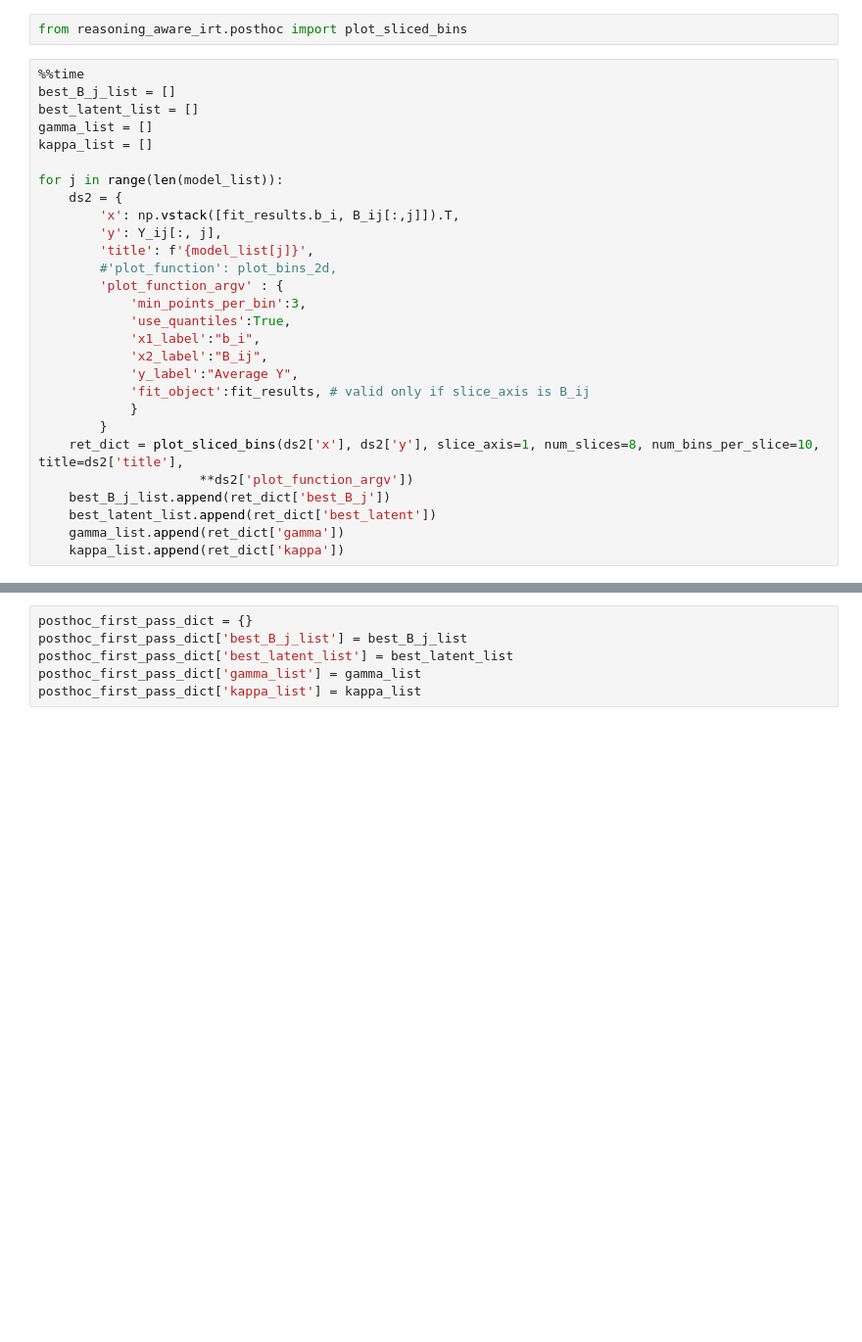
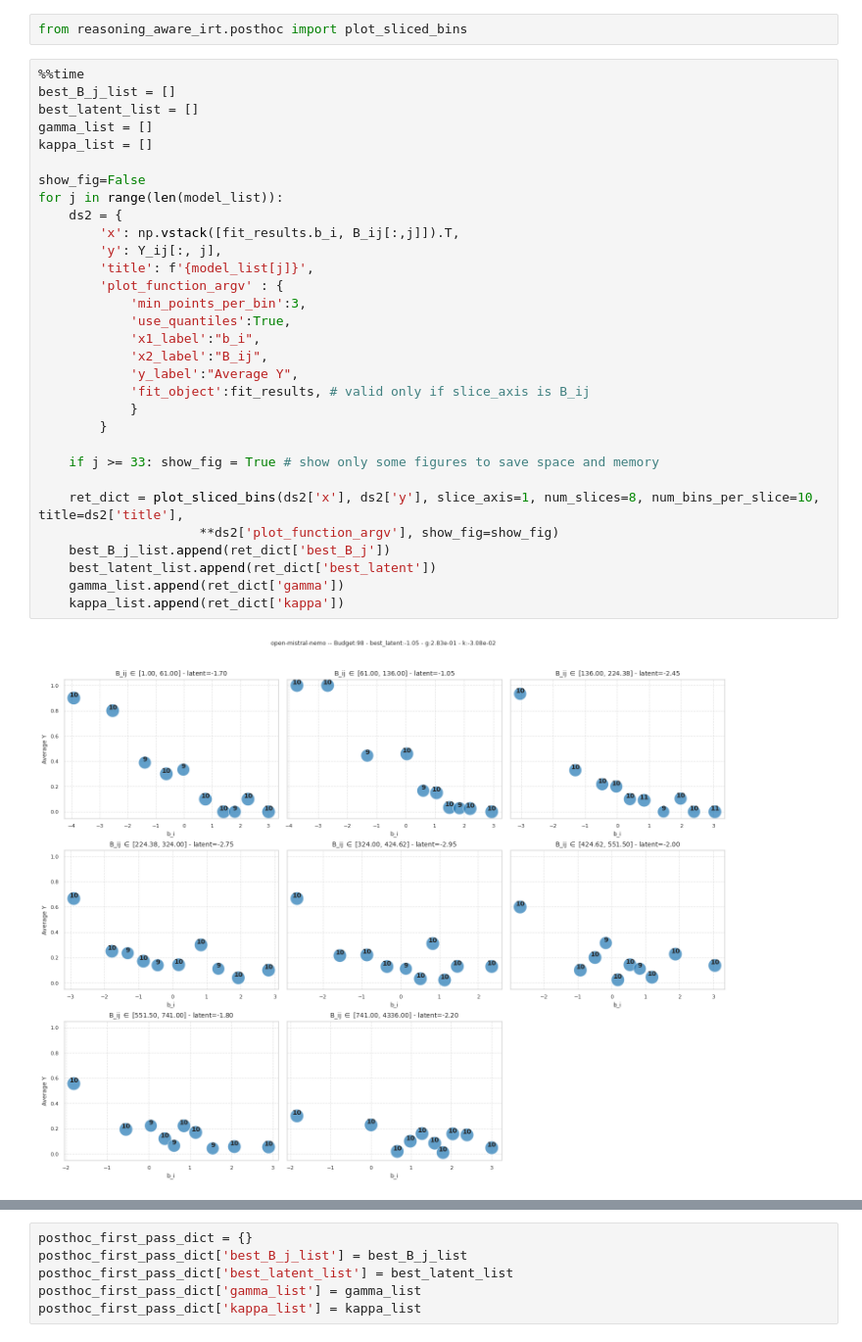
Before and after one commit to ratthachat/reasoning-aware-irt, a Jupyter notebook: paper_notebooks/fig2_1st_pass.ipynb, the cells around one changed output, grey strips where cells are left out. Shown at 98% size. Cells and saved outputs as stored; diff of their text form; blank space fills up the shorter version.

```diff
--- a/paper_notebooks/fig2_1st_pass.ipynb
+++ b/paper_notebooks/fig2_1st_pass.ipynb
@@ -166,28 +167,33 @@ from reasoning_aware_irt.posthoc import plot_sliced_bins
 # %%
 %%time
 best_B_j_list = []
 best_latent_list = []
 gamma_list = []
 kappa_list = []
 
+show_fig=False
 for j in range(len(model_list)):
     ds2 = {
         'x': np.vstack([fit_results.b_i, B_ij[:,j]]).T,
         'y': Y_ij[:, j],
         'title': f'{model_list[j]}',
-        #'plot_function': plot_bins_2d,
         'plot_function_argv' : {
             'min_points_per_bin':3,
             'use_quantiles':True,
             'x1_label':"b_i",
             'x2_label':"B_ij",
             'y_label':"Average Y",
             'fit_object':fit_results, # valid only if slice_axis is B_ij
             }
         }
+
+    if j >= 33: show_fig = True # show only some figures to save space and memory
+
     ret_dict = plot_sliced_bins(ds2['x'], ds2['y'], slice_axis=1, num_slices=8, num_bins_per_slice=10, title=ds2['title'],
-                     **ds2['plot_function_argv'])
+                     **ds2['plot_function_argv'], show_fig=show_fig)
     best_B_j_list.append(ret_dict['best_B_j'])
     best_latent_list.append(ret_dict['best_latent'])
     gamma_list.append(ret_dict['gamma'])
     kappa_list.append(ret_dict['kappa'])
+# %% [output]
+[figure, added]
```
Also changed, not shown: parts of 9 cells of this notebook, 4 other files.
